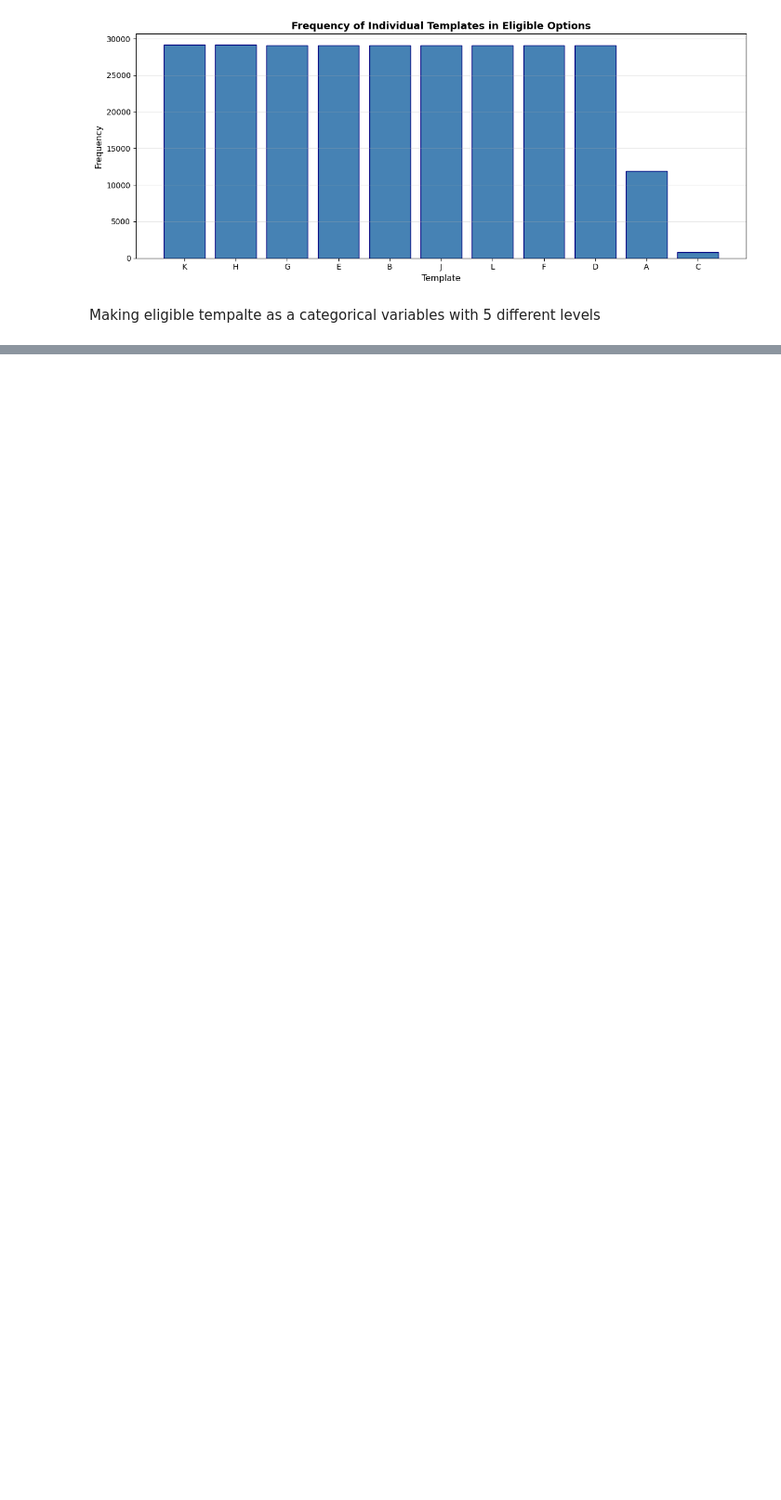
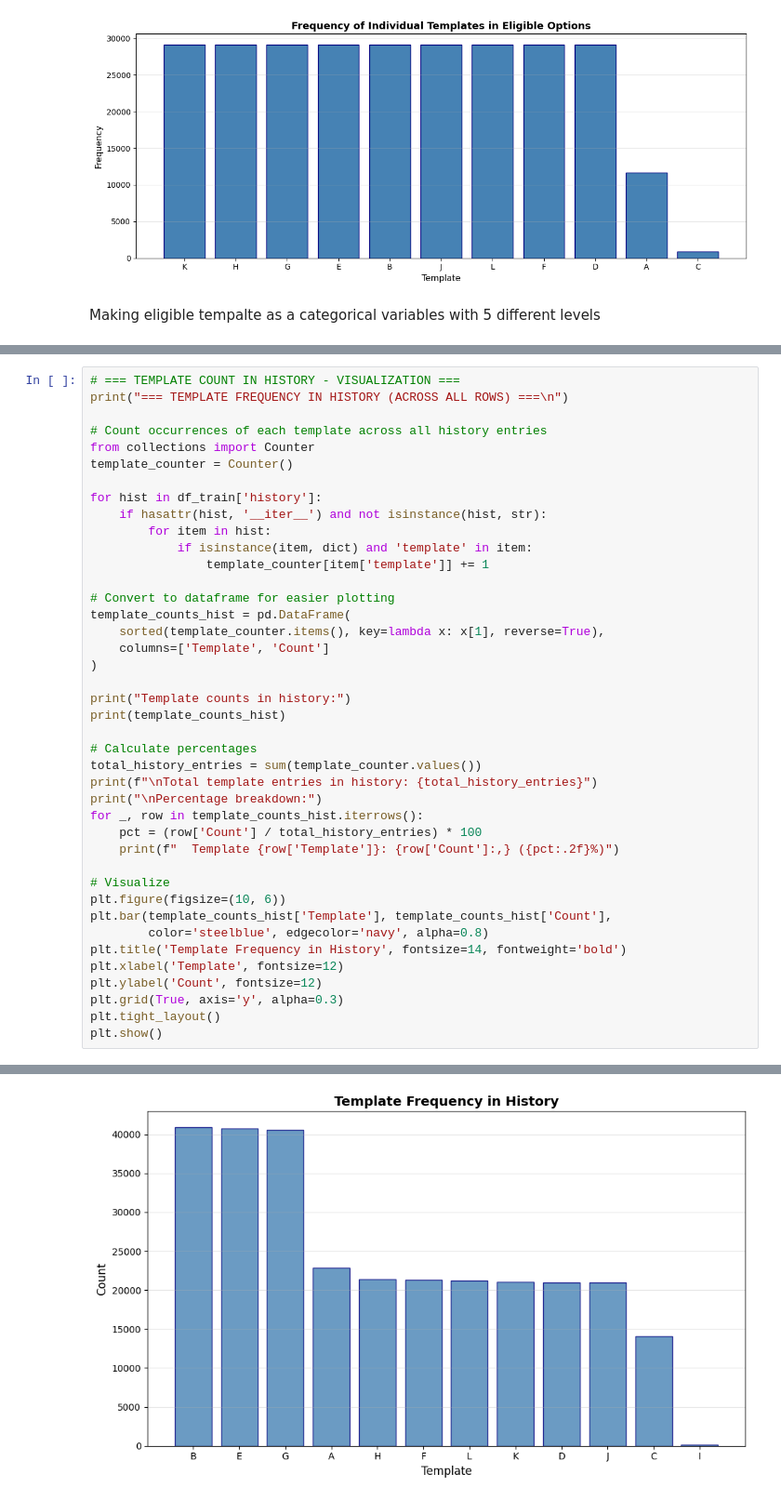
Before and after one commit to lab-hu/datathon-duolingo, a Jupyter notebook: analysis.ipynb, the cells around one changed output, grey strips where cells are left out. Shown at 93% size. Saved outputs shown, nothing was run; the diff lists cells and outputs as text; blank space fills up the shorter version.

```diff
--- a/analysis.ipynb
+++ b/analysis.ipynb
@@ -1211,0 +1425,42 @@ Categories: [1, 2, 3, 4, 5]
+# %%
+# === TEMPLATE COUNT IN HISTORY - VISUALIZATION ===
+print("=== TEMPLATE FREQUENCY IN HISTORY (ACROSS ALL ROWS) ===\n")
+
+# Count occurrences of each template across all history entries
+from collections import Counter
+template_counter = Counter()
+
+for hist in df_train['history']:
+    if hasattr(hist, '__iter__') and not isinstance(hist, str):
+        for item in hist:
+            if isinstance(item, dict) and 'template' in item:
+                template_counter[item['template']] += 1
+
+# Convert to dataframe for easier plotting
+template_counts_hist = pd.DataFrame(
+    sorted(template_counter.items(), key=lambda x: x[1], reverse=True),
+    columns=['Template', 'Count']
+)
+
+print("Template counts in history:")
+print(template_counts_hist)
+
+# Calculate percentages
+total_history_entries = sum(template_counter.values())
+print(f"\nTotal template entries in history: {total_history_entries}")
+print("\nPercentage breakdown:")
+for _, row in template_counts_hist.iterrows():
+    pct = (row['Count'] / total_history_entries) * 100
+    print(f"  Template {row['Template']}: {row['Count']:,} ({pct:.2f}%)")
+
+# Visualize
+plt.figure(figsize=(10, 6))
+plt.bar(template_counts_hist['Template'], template_counts_hist['Count'],
+        color='steelblue', edgecolor='navy', alpha=0.8)
+plt.title('Template Frequency in History', fontsize=14, fontweight='bold')
+plt.xlabel('Template', fontsize=12)
+plt.ylabel('Count', fontsize=12)
+plt.grid(True, axis='y', alpha=0.3)
+plt.tight_layout()
+plt.show()
+# %% [output]
@@ -1211,0 +1484 @@ Categories: [1, 2, 3, 4, 5]
+[figure, added]
```
Also changed, not shown: parts of 32 cells of this notebook.
